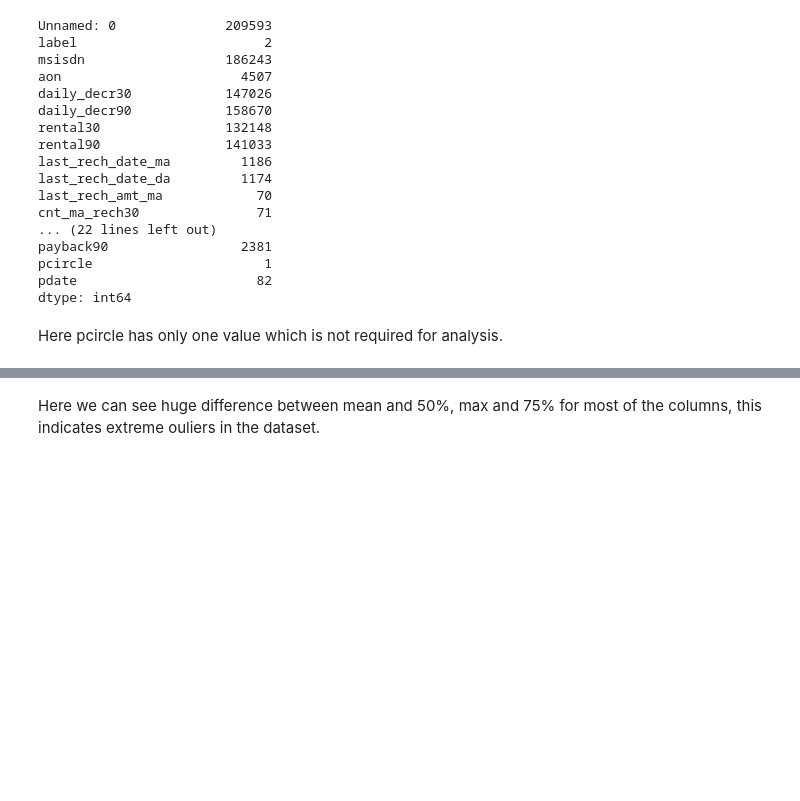
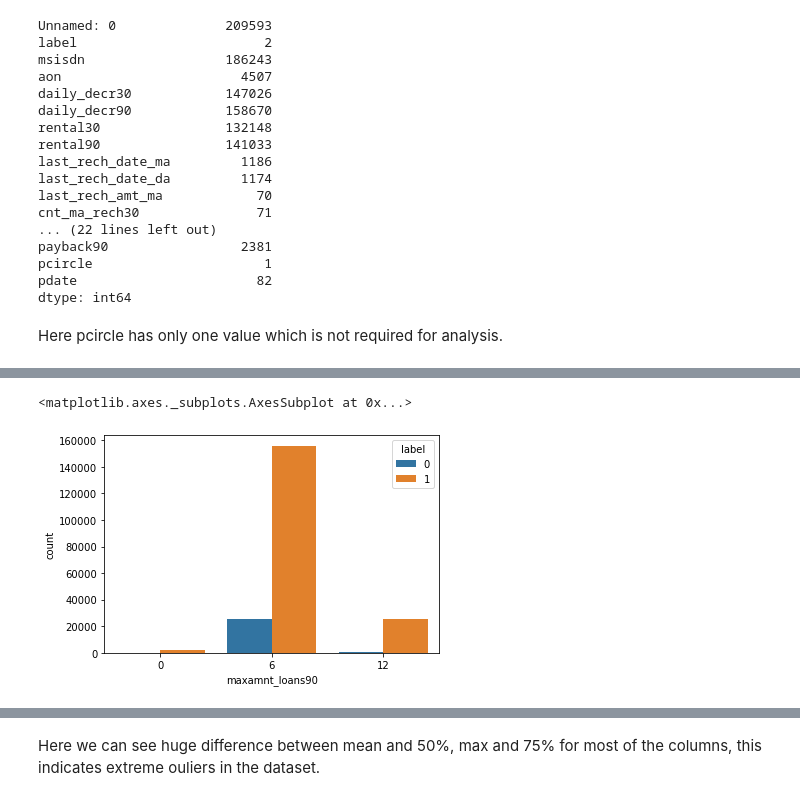
Before and after one commit to rakeshravi303/Flip_Robo, a Jupyter notebook: Micro_Credit_Defaulter/micro_credit_loan.ipynb, the cells around one changed output, grey strips where cells are left out. Saved outputs shown, nothing was run; the diff lists cells and outputs as text; code cells hidden in the pictures; blank space fills up the shorter version.

```diff
--- a/Micro_Credit_Defaulter/micro_credit_loan.ipynb
+++ b/Micro_Credit_Defaulter/micro_credit_loan.ipynb
@@ -140 +173,7 @@ payback90               float64
 dtype: object
+# %%
+# Lets check the count for maximum loan amount in 90 days
+sns.countplot(x='maxamnt_loans90',hue='label', data=df)
+# %% [output]
+<matplotlib.axes._subplots.AxesSubplot at 0x...>
+[figure, added]
```
Also changed, not shown: parts of 60 cells of this notebook.
